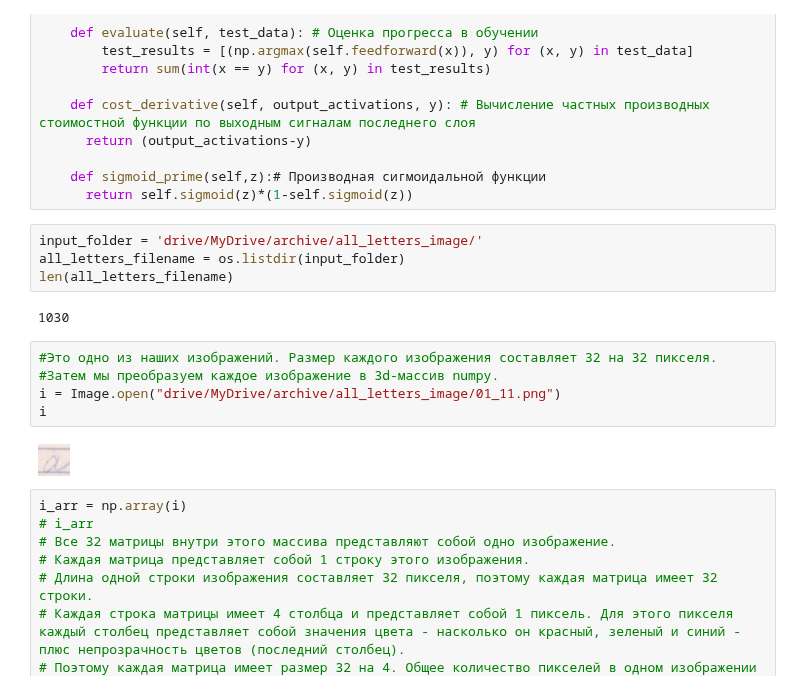
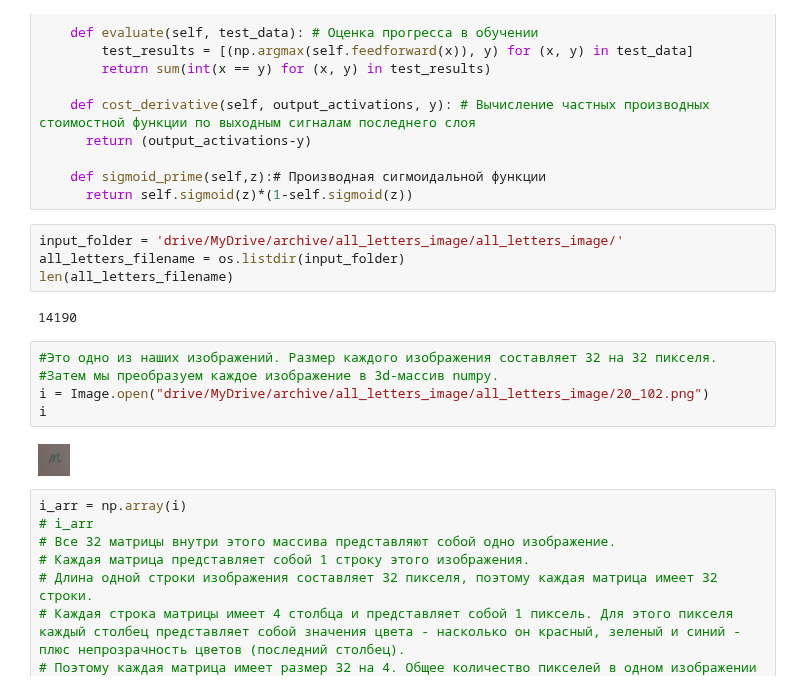
Before and after one commit to MorozovDesu/neural_network_technologies, a Jupyter notebook: 2_Лаба_Нейросетевые_технологии_.ipynb, the cells around one changed output. Drawn from its saved outputs; the diff is of its cells as text.

```diff
--- a/2_Лаба_Нейросетевые_технологии_.ipynb
+++ b/2_Лаба_Нейросетевые_технологии_.ipynb
@@ -127,18 +127,18 @@ class Network(object): # используется для описания ней
     def sigmoid_prime(self,z):# Производная сигмоидальной функции
       return self.sigmoid(z)*(1-self.sigmoid(z))
 # %%
-input_folder = 'drive/MyDrive/archive/all_letters_image/'
+input_folder = 'drive/MyDrive/archive/all_letters_image/all_letters_image/'
 all_letters_filename = os.listdir(input_folder)
 len(all_letters_filename)
 # %% [output]
-1030
+14190
 # %%
 #Это одно из наших изображений. Размер каждого изображения составляет 32 на 32 пикселя.
 #Затем мы преобразуем каждое изображение в 3d-массив numpy.
-i = Image.open("drive/MyDrive/archive/all_letters_image/01_11.png")
+i = Image.open("drive/MyDrive/archive/all_letters_image/all_letters_image/20_102.png")
 i
 # %% [output]
-[figure, old version]
+[figure, new version]
 # %%
 i_arr = np.array(i)
 # i_arr
```
Also changed, not shown: parts of 1 cell of this notebook.
